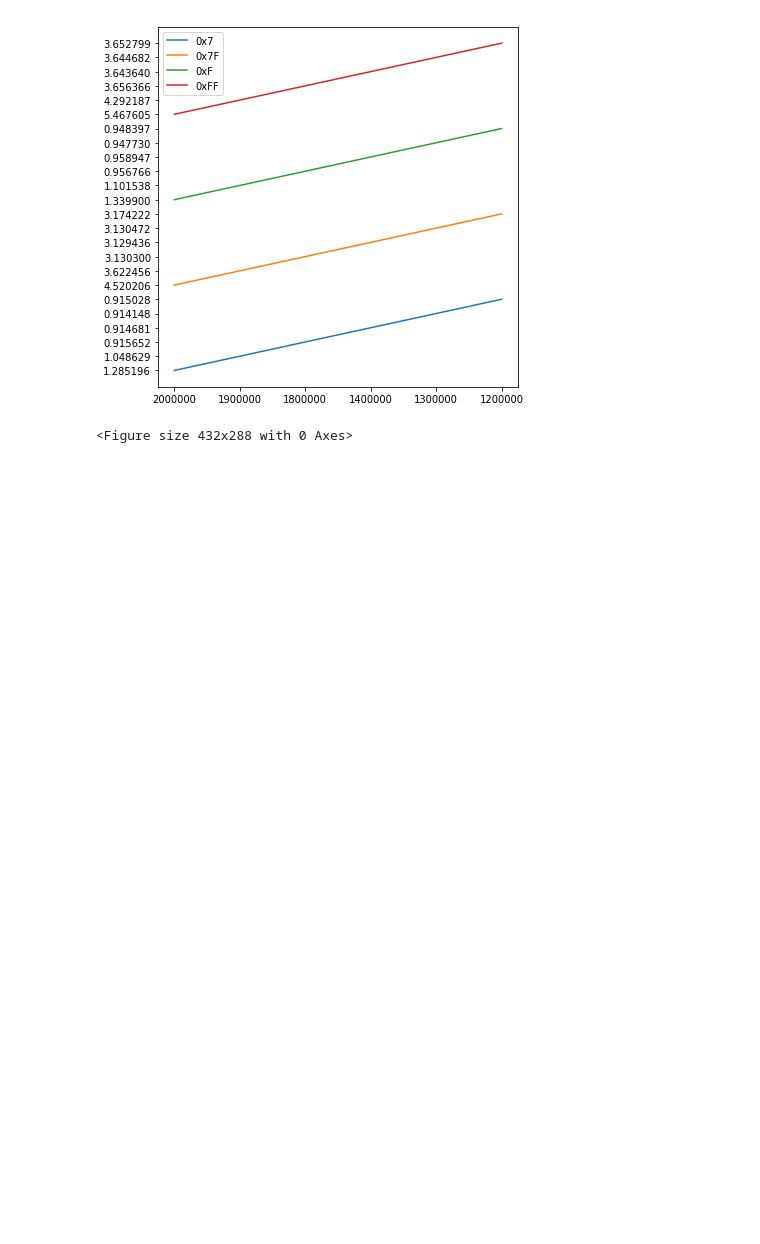
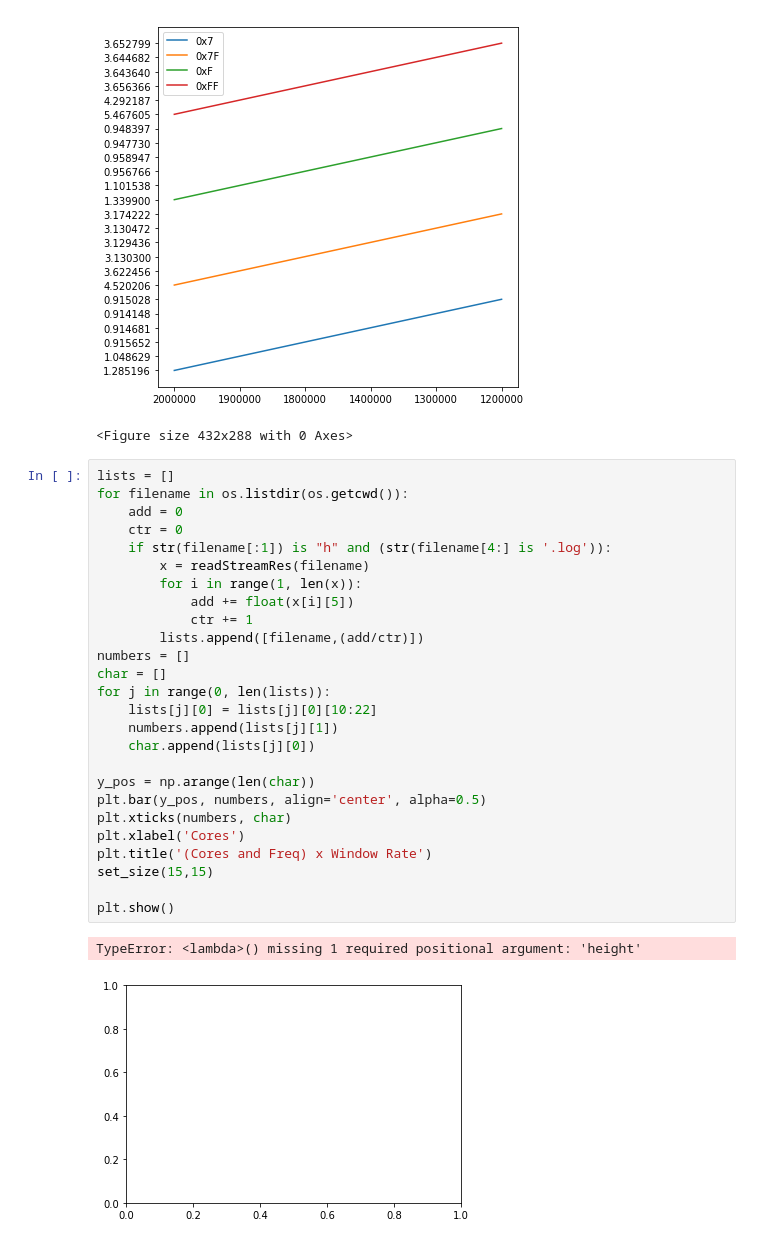
Before and after one commit to samarthm/initial_combo_logs, a Jupyter notebook: graphMaker.ipynb, the cells around one changed output. Saved outputs shown, nothing was run; the diff lists cells and outputs as text; blank space fills up the shorter version.

```diff
--- a/graphMaker.ipynb
+++ b/graphMaker.ipynb
@@ -60,3 +61,32 @@ print(graphData('STREAM.results', 'Power'))
 None
 [figure]
 <Figure size 432x288 with 0 Axes>
+# %%
+lists = []
+for filename in os.listdir(os.getcwd()):
+    add = 0
+    ctr = 0
+    if str(filename[:1]) is "h" and (str(filename[4:] is '.log')):
+        x = readStreamRes(filename)
+        for i in range(1, len(x)):
+            add += float(x[i][5])
+            ctr += 1
+        lists.append([filename,(add/ctr)])
+numbers = []
+char = []
+for j in range(0, len(lists)):
+    lists[j][0] = lists[j][0][10:22]
+    numbers.append(lists[j][1])
+    char.append(lists[j][0])
+
+y_pos = np.arange(len(char))
+plt.bar(y_pos, numbers, align='center', alpha=0.5)
+plt.xticks(numbers, char)
+plt.xlabel('Cores')
+plt.title('(Cores and Freq) x Window Rate')
+set_size(15,15)
+
+plt.show()
+# %% [output]
+TypeError: <lambda>() missing 1 required positional argument: 'height'
+[figure, added]
```
Also changed, not shown: parts of 1 cell of this notebook.
